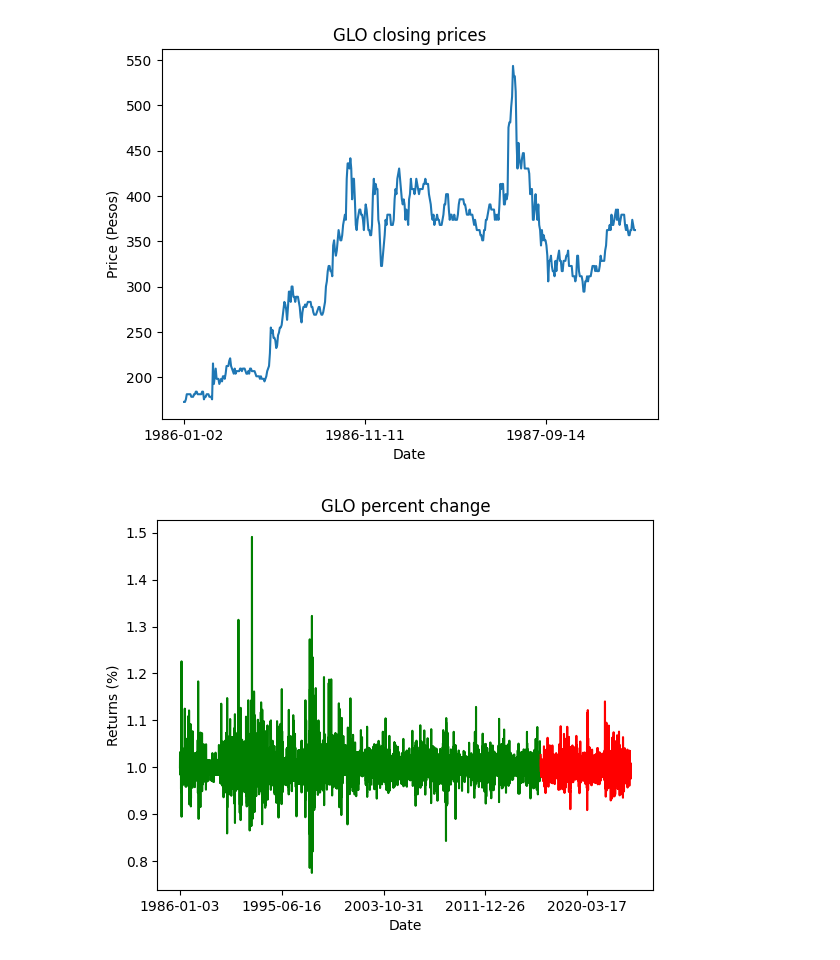
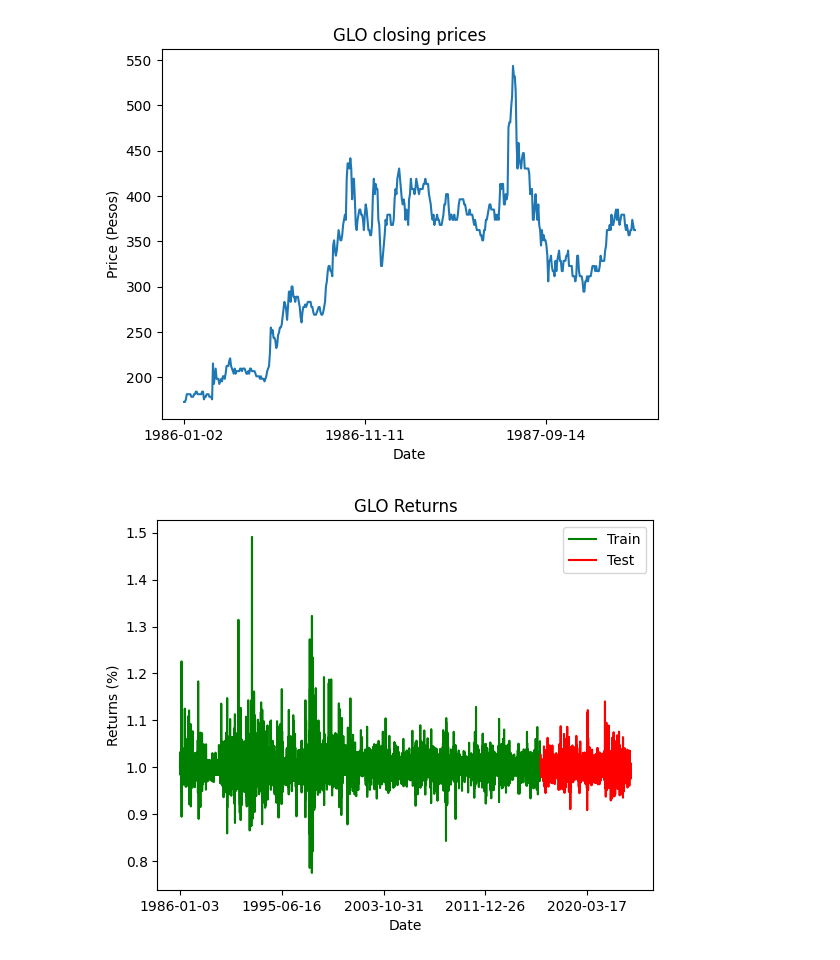
Before and after one commit to riokatipunan/rio_katipunan_portfolio, a Jupyter notebook: Application of Machine Learning in Stock Trading/Notebooks/Application of Genetic Algorithm and Neural Networks in Stock Trading/main.ipynb, the cells around one changed output. Drawn from its saved outputs; the diff is of its cells as text; code cells hidden in the pictures.

```diff
--- a/Application of Machine Learning in Stock Trading/Notebooks/Application of Genetic Algorithm and Neural Networks in Stock Trading/main.ipynb
+++ b/Application of Machine Learning in Stock Trading/Notebooks/Application of Genetic Algorithm and Neural Networks in Stock Trading/main.ipynb
@@ -51,21 +53,22 @@ Date
 # %%
 # use only the closing prices of the stock
 series = series['Close']
 series = series.pct_change(1) + 1
 series = pd.Series(data = series, name = 'Close_pct_change')
 
 # split data into train and test sets
 train, test = split_train_test_sets(series)
 
 # plot the train and test sets
 fig, ax = plt.subplots()
-ax.set_title('GLO percent change')
+ax.set_title('GLO Returns')
 ax.set_xlabel('Date')
 ax.set_ylabel('Returns (%)')
-ax.plot(train, 'g')
-ax.plot(test, 'r')
+ax.plot(train, 'g', label = 'Train')
+ax.plot(test, 'r', label = 'Test')
 ax.set_xticks(ax.get_xticks()[::2000])
+ax.legend()
 plt.show()
 # %% [output]
-[figure, old version]
+[figure, new version]
 # %%
```
Also changed, not shown: parts of 14 cells of this notebook, 10 other files.
